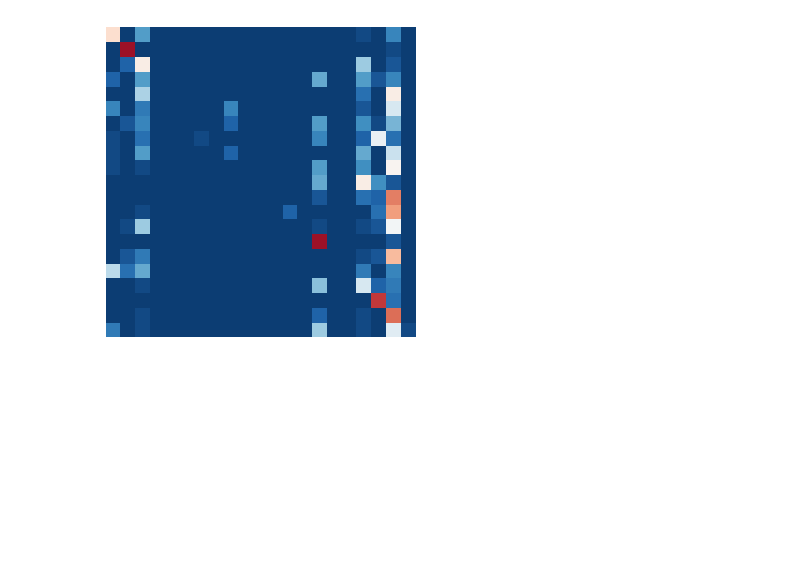
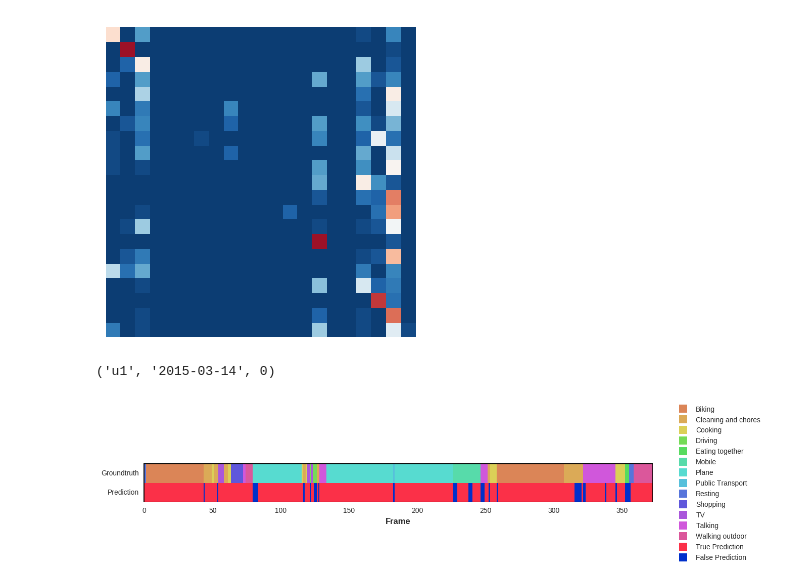
Before and after one commit to gorayni/iccv_epic_2017, a Jupyter notebook: Evaluation.ipynb, the cells around one changed output. Drawn from its saved outputs; the diff is of its cells as text; code cells hidden in the pictures; blank space fills up the shorter version.

```diff
--- a/Evaluation.ipynb
+++ b/Evaluation.ipynb
@@ -224,7 +232,7 @@ for i, batch in enumerate(test_batches):
     predictions.extend(prediction)
     groundtruth.extend(np.argmax(y,axis=2).squeeze()[0:batch.size])
 
-    for ind in batch.indices[:num_frames]:
+    for ind in batch.indices:
             frames.append((batch.user_id,batch.date,ind))
 
 with open('VGG16+LSTM.timestep_'+str(timesteps)+'.test.csv','w') as csv_file:
@@ -312,3 +342,54 @@ plt.savefig('confusion_matrix_Filtered_VGG16+LSTM.eps', format='eps', dpi=300, b
 # %% [output]
 <brightside.Attribute instance at 0x...>
 [figure]
+# %%
+def show_sequences(groundtruth, predictions, labels):
+
+    # Creating colormap
+    colors = sns.color_palette("hls", len(labels))
+#     np.random.shuffle(colors)
+    labels_colors = {i: (label, colors[i]) for i, label in enumerate(sorted(labels))}
+
+    true_ind = len(labels)
+    false_ind = len(labels)+1
+
+    labels_colors[true_ind] = ('True Prediction', (251/255, 48/255, 72/255))
+    labels_colors[false_ind] = ('False Prediction', (0, 48/255, 203/255))
+
+    sequences = -np.ones((2, len(groundtruth)), np.int)
+    for i, (g, p) in enumerate(zip(groundtruth, predictions)):
+        sequences[0,i] = g
+        sequences[1,i] = true_ind if p == g else false_ind
+
+    fig, ax = bs.show_sequences(sequences,labels_colors, figsize=(13,1),
+                                mask_value=-1, yticklabels=['Groundtruth', 'Prediction'],
+                                xticklabels=50, leg_square_size=6, show_box=True, plot_xlabel='Frame')
+
+    plt.show()
+# %%
+print frames[0]
+
+for i, (user_id, date, ind)
+# %% [output]
+('u1', '2015-03-14', 0)
+# %%
+from collections import defaultdict
+
+frames_dict = defaultdict(lambda: defaultdict(list))
+groundtruth_dict = defaultdict(lambda: defaultdict(list))
+predictions_dict = defaultdict(lambda: defaultdict(list))
+for i, (user_id, date, ind) in enumerate(frames):
+    frames_dict[user_id][date].append(ind)
+    groundtruth_dict[user_id][date].append(groundtruth[i])
+    predictions_dict[user_id][date].append(predictions[i])
+
+frames_dict = ntcir.utils.default_to_regular(frames_dict)
+groundtruth_dict = ntcir.utils.default_to_regular(groundtruth_dict)
+predictions_dict = ntcir.utils.default_to_regular(predictions_dict)
+# %%
+user_id = 'u1'
+date = '2015-03-12'
+show_sequences(groundtruth_dict[user_id][date],predictions_dict[user_id][date],categories)
+fig.savefig('{}_{}_predictions.png'.format(user_id,date), bbox_inches = 'tight', format='png', dpi=150)
+# %% [output]
+[figure, added]
```
Also changed, not shown: parts of 5 cells of this notebook, 2 other files.
